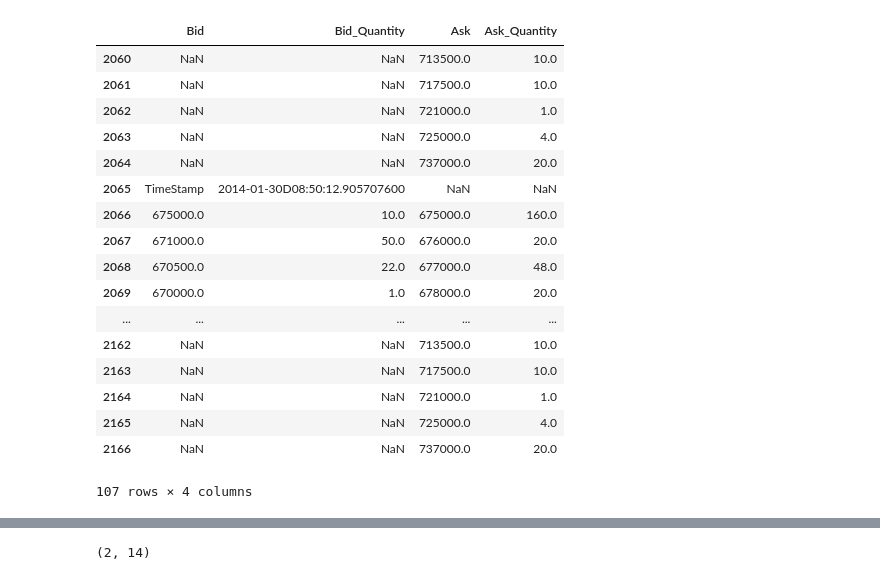
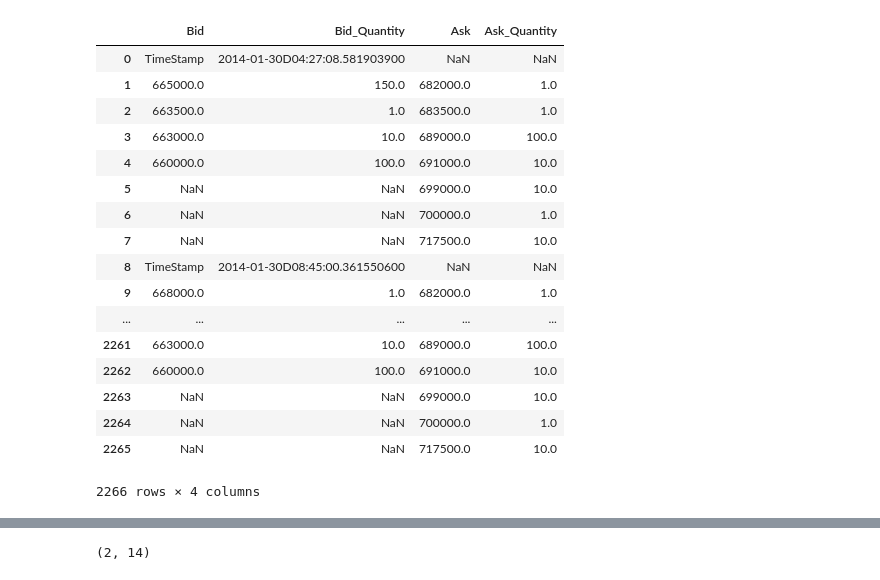
Before and after one commit to rorysroes/SGX-Full-OrderBook-Tick-Data-Trading-Strategy, a Jupyter notebook: before_open_market_9_21_csv.ipynb, the cells around one changed output, grey strips where cells are left out. Cells and saved outputs as stored; diff of their text form; code cells hidden in the pictures.

```diff
--- a/before_open_market_9_21_csv.ipynb
+++ b/before_open_market_9_21_csv.ipynb
@@ -576,24 +773,24 @@ Total time = 179.195292
 # %%
-pd.read_table('order_book.csv',sep=',')[2180-120:2180]
+pd.read_table('order_book.csv',sep=',')#[0:50]
 # %% [output]
 |  | Bid | Bid_Quantity | Ask | Ask_Quantity |
-| 2060 | NaN | NaN | 713500.0 | 10.0 |
-| 2061 | NaN | NaN | 717500.0 | 10.0 |
-| 2062 | NaN | NaN | 721000.0 | 1.0 |
-| 2063 | NaN | NaN | 725000.0 | 4.0 |
-| 2064 | NaN | NaN | 737000.0 | 20.0 |
-| 2065 | TimeStamp | 2014-01-30D08:50:12.905707600 | NaN | NaN |
-| 2066 | 675000.0 | 10.0 | 675000.0 | 160.0 |
-| 2067 | 671000.0 | 50.0 | 676000.0 | 20.0 |
-| 2068 | 670500.0 | 22.0 | 677000.0 | 48.0 |
-| 2069 | 670000.0 | 1.0 | 678000.0 | 20.0 |
+| 0 | TimeStamp | 2014-01-30D04:27:08.581903900 | NaN | NaN |
+| 1 | 665000.0 | 150.0 | 682000.0 | 1.0 |
+| 2 | 663500.0 | 1.0 | 683500.0 | 1.0 |
+| 3 | 663000.0 | 10.0 | 689000.0 | 100.0 |
+| 4 | 660000.0 | 100.0 | 691000.0 | 10.0 |
+| 5 | NaN | NaN | 699000.0 | 10.0 |
+| 6 | NaN | NaN | 700000.0 | 1.0 |
+| 7 | NaN | NaN | 717500.0 | 10.0 |
+| 8 | TimeStamp | 2014-01-30D08:45:00.361550600 | NaN | NaN |
+| 9 | 668000.0 | 1.0 | 682000.0 | 1.0 |
 | ... | ... | ... | ... | ... |
-| 2162 | NaN | NaN | 713500.0 | 10.0 |
-| 2163 | NaN | NaN | 717500.0 | 10.0 |
-| 2164 | NaN | NaN | 721000.0 | 1.0 |
-| 2165 | NaN | NaN | 725000.0 | 4.0 |
-| 2166 | NaN | NaN | 737000.0 | 20.0 |
+| 2261 | 663000.0 | 10.0 | 689000.0 | 100.0 |
+| 2262 | 660000.0 | 100.0 | 691000.0 | 10.0 |
+| 2263 | NaN | NaN | 699000.0 | 10.0 |
+| 2264 | NaN | NaN | 700000.0 | 1.0 |
+| 2265 | NaN | NaN | 717500.0 | 10.0 |
-107 rows × 4 columns
+2266 rows × 4 columns
 # %%
 data[100:120]
 # %% [output]
```
Also changed, not shown: parts of 9 cells of this notebook, 1 other file.
